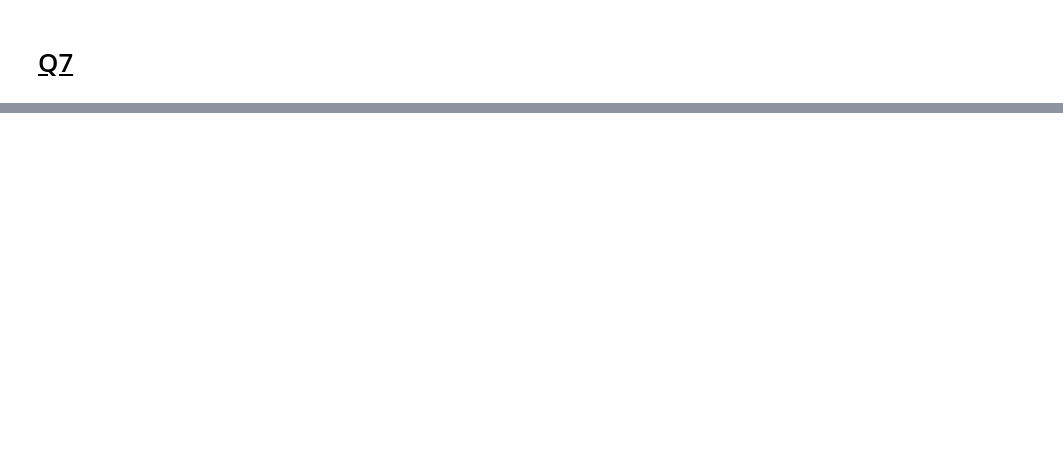
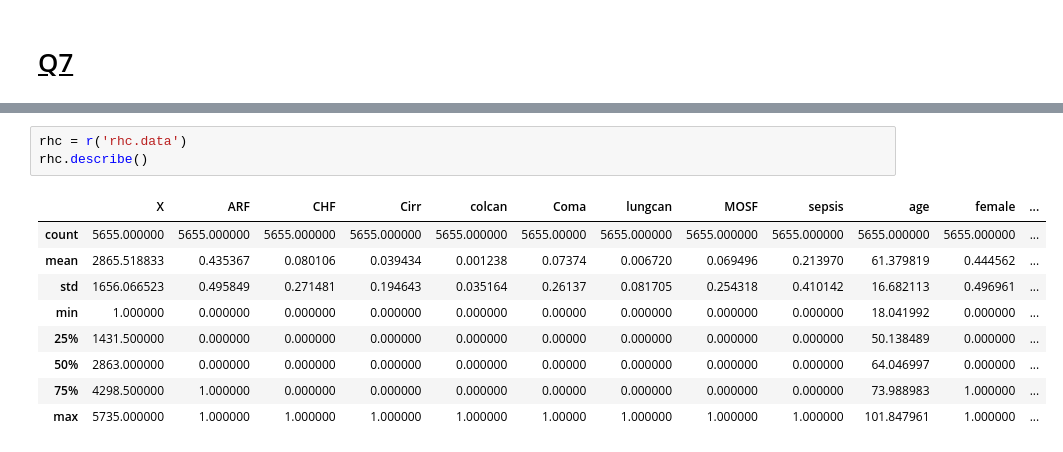
Before and after one commit to theitush/causal-inference, a Jupyter notebook: HW2/HW2.ipynb, the cells around one changed output, grey strips where cells are left out. Drawn from its saved outputs; the diff is of its cells as text; blank space fills up the shorter version.

```diff
--- a/HW2/HW2.ipynb
+++ b/HW2/HW2.ipynb
@@ -362,0 +393,13 @@ simulate_datasets(num_of_datasets=1000, sample_size=2500, with_interaction=True)
+# %%
+rhc = r('rhc.data')
+rhc.describe()
+# %% [output]
+|  | X | ARF | CHF | Cirr | colcan | Coma | lungcan | MOSF | sepsis | age | female | ... |
+| count | 5655.000000 | 5655.000000 | 5655.000000 | 5655.000000 | 5655.000000 | 5655.00000 | 5655.000000 | 5655.000000 | 5655.000000 | 5655.000000 | 5655.000000 | ... |
+| mean | 2865.518833 | 0.435367 | 0.080106 | 0.039434 | 0.001238 | 0.07374 | 0.006720 | 0.069496 | 0.213970 | 61.379819 | 0.444562 | ... |
+| std | 1656.066523 | 0.495849 | 0.271481 | 0.194643 | 0.035164 | 0.26137 | 0.081705 | 0.254318 | 0.410142 | 16.682113 | 0.496961 | ... |
+| min | 1.000000 | 0.000000 | 0.000000 | 0.000000 | 0.000000 | 0.00000 | 0.000000 | 0.000000 | 0.000000 | 18.041992 | 0.000000 | ... |
+| 25% | 1431.500000 | 0.000000 | 0.000000 | 0.000000 | 0.000000 | 0.00000 | 0.000000 | 0.000000 | 0.000000 | 50.138489 | 0.000000 | ... |
+| 50% | 2863.000000 | 0.000000 | 0.000000 | 0.000000 | 0.000000 | 0.00000 | 0.000000 | 0.000000 | 0.000000 | 64.046997 | 0.000000 | ... |
+| 75% | 4298.500000 | 1.000000 | 0.000000 | 0.000000 | 0.000000 | 0.00000 | 0.000000 | 0.000000 | 0.000000 | 73.988983 | 1.000000 | ... |
+| max | 5735.000000 | 1.000000 | 1.000000 | 1.000000 | 1.000000 | 1.00000 | 1.000000 | 1.000000 | 1.000000 | 101.847961 | 1.000000 | ... |
```
Also changed, not shown: parts of 32 cells of this notebook.
